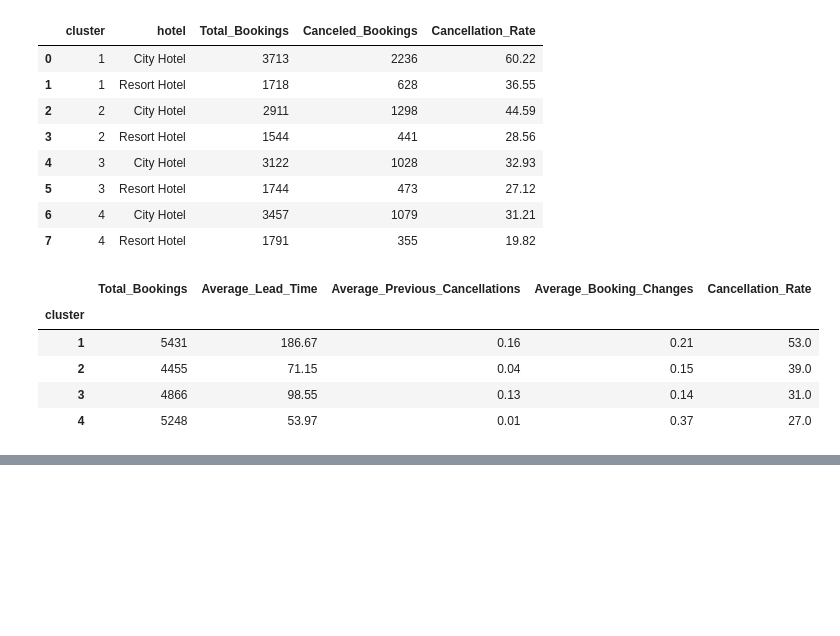
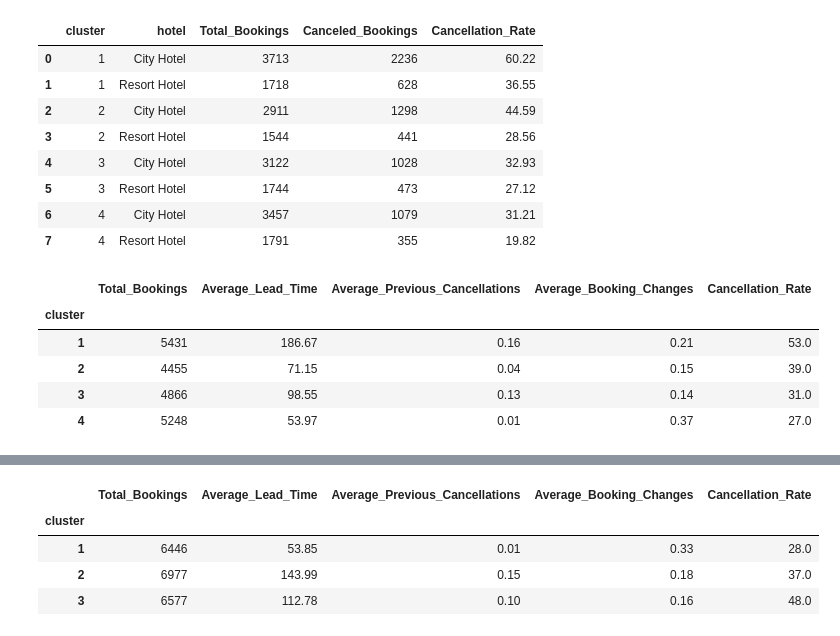
Before and after one commit to sylle321/Hotel_booking, a Jupyter notebook: Descriptive_Code.ipynb, the cells around one changed output, grey strips where cells are left out. Cells and saved outputs as stored; diff of their text form; code cells hidden in the pictures; blank space fills up the shorter version.

```diff
--- a/Descriptive_Code.ipynb
+++ b/Descriptive_Code.ipynb
@@ -723,0 +914,17 @@ display(cluster_profile)
+# %%
+# Create a combined numerical cluster profile
+cluster_profile = df_sample.groupby('cluster').agg(
+    Total_Bookings=('cluster', 'size'),
+    Average_Lead_Time=('lead_time', 'mean'),
+    Average_Previous_Cancellations=('previous_cancellations', 'mean'),
+    Average_Booking_Changes=('booking_changes', 'mean'),
+    Cancellation_Rate=('is_canceled', 'mean')
+).round(2)
+cluster_profile['Cancellation_Rate'] *= 100
+display(cluster_profile)
+# %% [output]
+|  | Total_Bookings | Average_Lead_Time | Average_Previous_Cancellations | Average_Booking_Changes | Cancellation_Rate |
+| cluster |  |  |  |  |  |
+| 1 | 6446 | 53.85 | 0.01 | 0.33 | 28.0 |
+| 2 | 6977 | 143.99 | 0.15 | 0.18 | 37.0 |
+| 3 | 6577 | 112.78 | 0.10 | 0.16 | 48.0 |
```
Also changed, not shown: parts of 6 cells of this notebook.
